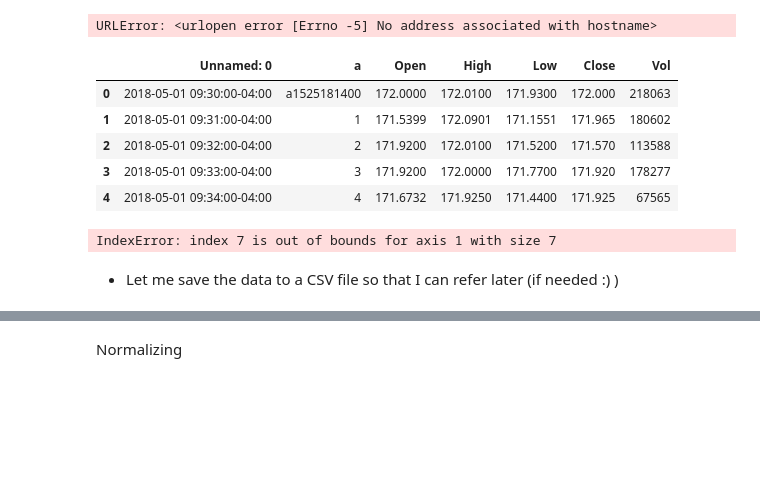
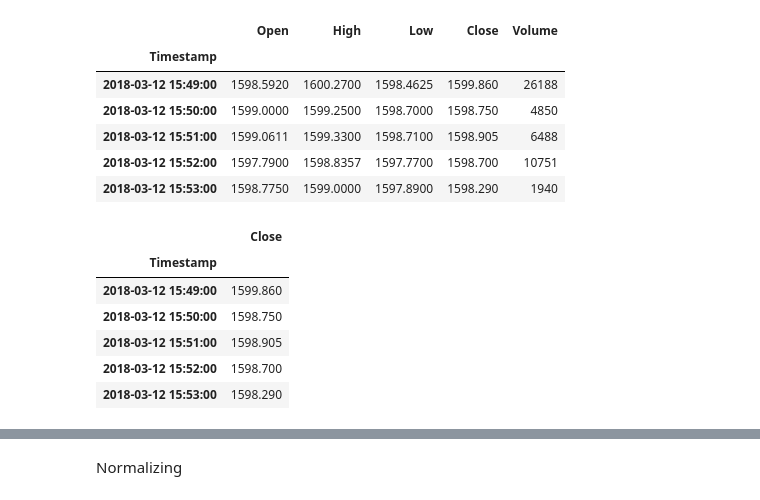
Before and after one commit to chinmaydas96/Stock_prices, a Jupyter notebook: Stock-Predictor-using-LSTM.ipynb, the cells around one changed output, grey strips where cells are left out. Drawn from its saved outputs; the diff is of its cells as text; code cells hidden in the pictures; blank space fills up the shorter version.

```diff
--- a/Stock-Predictor-using-LSTM.ipynb
+++ b/Stock-Predictor-using-LSTM.ipynb
@@ -36,23 +26,0 @@ def get_stock_data(stock_name, normalized=0):
-# %%
-stock_name = 'GOOGL'
-df = get_stock_data(stock_name,0)
-df.head()
-# %% [output]
-URLError: <urlopen error [Errno -5] No address associated with hostname>
-# %%
-df = pd.read_csv('FBdata.csv')
-df.head()
-# %% [output]
-|  | Unnamed: 0 | a | Open | High | Low | Close | Vol |
-| 0 | 2018-05-01 09:30:00-04:00 | a1525181400 | 172.0000 | 172.0100 | 171.9300 | 172.000 | 218063 |
-| 1 | 2018-05-01 09:31:00-04:00 | 1 | 171.5399 | 172.0901 | 171.1551 | 171.965 | 180602 |
-| 2 | 2018-05-01 09:32:00-04:00 | 2 | 171.9200 | 172.0100 | 171.5200 | 171.570 | 113588 |
-| 3 | 2018-05-01 09:33:00-04:00 | 3 | 171.9200 | 172.0000 | 171.7700 | 171.920 | 178277 |
-| 4 | 2018-05-01 09:34:00-04:00 | 4 | 171.6732 | 171.9250 | 171.4400 | 171.925 | 67565 |
-# %%
-df.drop(df.columns[[0,3,5,6, 7,8,9]], axis=1, inplace=True)
-df.head()
-# %% [output]
-IndexError: index 7 is out of bounds for axis 1 with size 7
-# %% [markdown]
-* Let me save the data to a CSV file so that I can refer later (if needed :) )
@@ -62,0 +27,16 @@ df.to_csv(filename)
+# %%
+col_names = ['Timestamp','Sequence','Open','High','Low','Close','Volume']
+apple = pd.read_csv('AMZN.csv')
+apple.columns = col_names
+apple['Timestamp'] =  pd.to_datetime(apple['Timestamp'],format='%Y-%m-%d %H:%M:%S')
+apple.index = apple['Timestamp']
+apple = apple.drop(['Sequence','Timestamp'],axis =1)
+apple.head()
+# %% [output]
+|  | Open | High | Low | Close | Volume |
+| Timestamp |  |  |  |  |  |
+| 2018-03-12 15:49:00 | 1598.5920 | 1600.2700 | 1598.4625 | 1599.860 | 26188 |
+| 2018-03-12 15:50:00 | 1599.0000 | 1599.2500 | 1598.7000 | 1598.750 | 4850 |
+| 2018-03-12 15:51:00 | 1599.0611 | 1599.3300 | 1598.7100 | 1598.905 | 6488 |
+| 2018-03-12 15:52:00 | 1597.7900 | 1598.8357 | 1597.7700 | 1598.700 | 10751 |
+| 2018-03-12 15:53:00 | 1598.7750 | 1599.0000 | 1597.8900 | 1598.290 | 1940 |
@@ -62,0 +45,10 @@ df.to_csv(filename)
+# %%
+apple.head()
+# %% [output]
+|  | Close |
+| Timestamp |  |
+| 2018-03-12 15:49:00 | 1599.860 |
+| 2018-03-12 15:50:00 | 1598.750 |
+| 2018-03-12 15:51:00 | 1598.905 |
+| 2018-03-12 15:52:00 | 1598.700 |
+| 2018-03-12 15:53:00 | 1598.290 |
```
Also changed, not shown: parts of 33 cells of this notebook.
